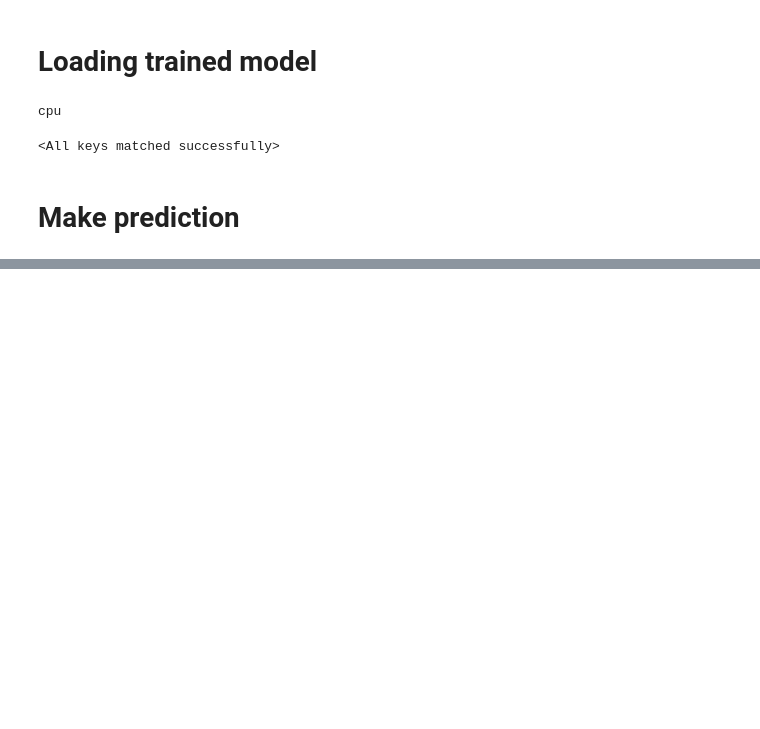
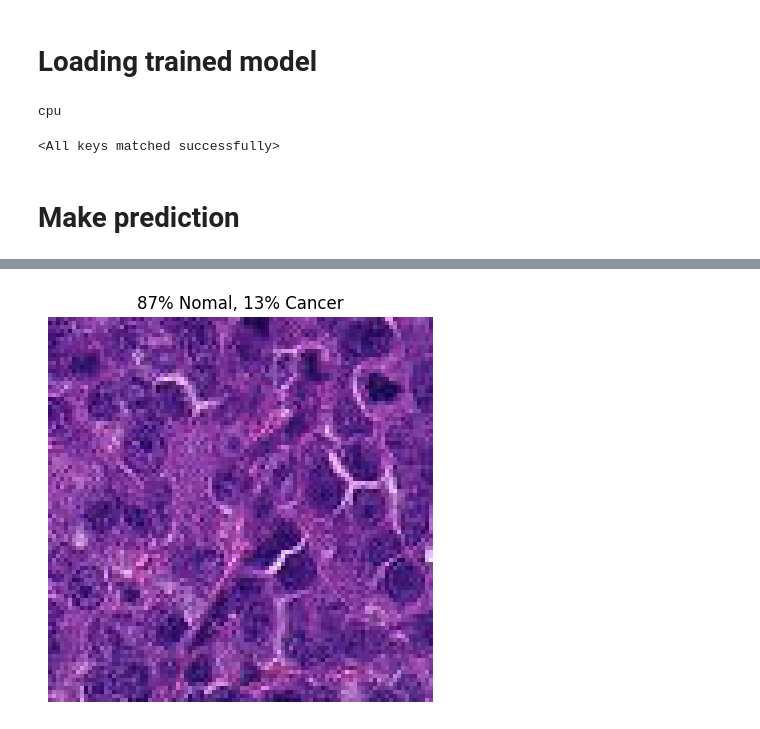
Before and after one commit to tanquangduong/histopathologic-cancer-detection, a Jupyter notebook: inference-torch.ipynb, the cells around one changed output, grey strips where cells are left out. Drawn from its saved outputs; the diff is of its cells as text; code cells hidden in the pictures; blank space fills up the shorter version.

```diff
--- a/inference-torch.ipynb
+++ b/inference-torch.ipynb
@@ -103,0 +99,25 @@ fig.savefig('./output/prediction.png')
+# %%
+validation_img_paths = ["./datasets/cancer_test_dataset/01ca4aacd7904afeba78403d162b3c0fef535944.tif"]
+img_list = [Image.open(img_path) for img_path in validation_img_paths]
+
+data_T_test = T.Compose([T.Resize(224), T.ToTensor()])
+validation_batch = torch.stack([data_T_test(img).to(device)
+                                for img in img_list])
+
+pred_logits_tensor = model_loaded(validation_batch)
+pred_logits_tensor
+
+pred_probs = F.softmax(pred_logits_tensor, dim=1).cpu().data.numpy()
+pred_probs
+
+fig, ax = plt.subplots(1, len(img_list), figsize=(20, 5))
+for i, img in enumerate(img_list):
+#     ax = axs[i]
+    ax.axis('off')
+    ax.set_title("{:.0f}% Nomal, {:.0f}% Cancer".format(100*pred_probs[i,0],
+                                                            100*pred_probs[i,1]))
+    ax.imshow(img)
+
+fig.savefig('./output/prediction-1.png')
+# %% [output]
+[figure, added]
```
Also changed, not shown: parts of 7 cells of this notebook, 6 other files.
